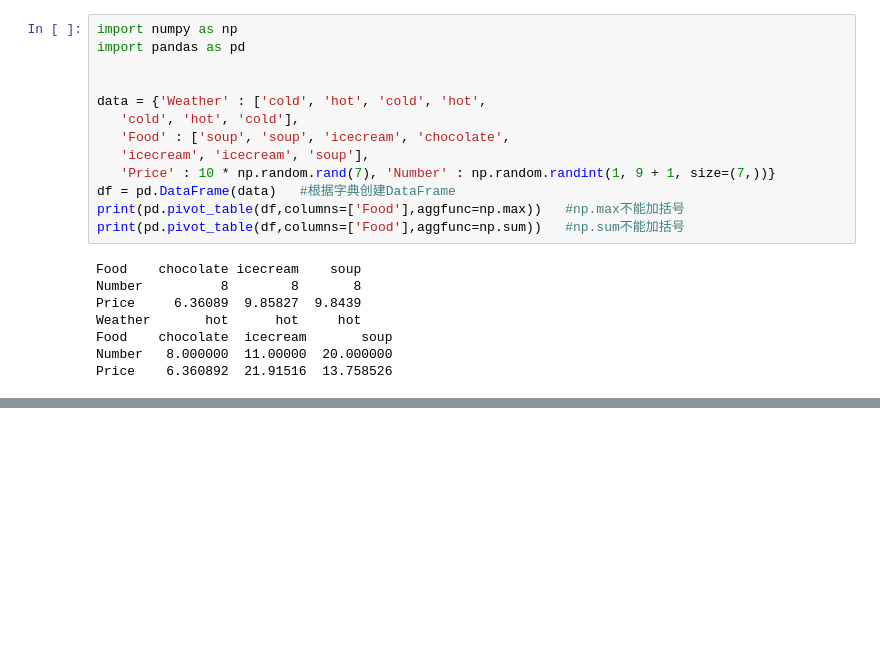
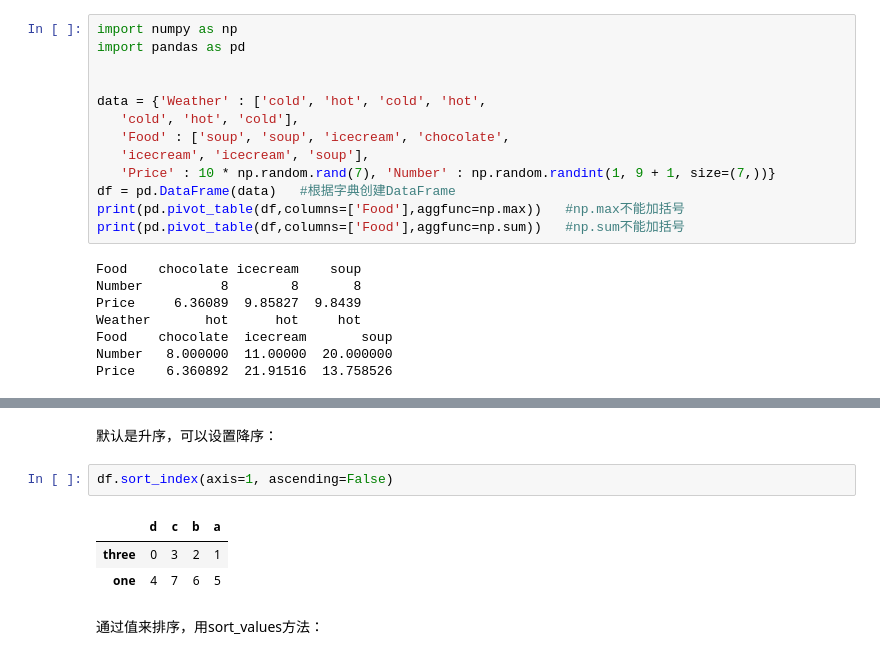
Before and after one commit to zzhhoubin/pydata, a Jupyter notebook: pandas.ipynb, the cells around one changed output, grey strips where cells are left out. Cells and saved outputs as stored; diff of their text form; blank space fills up the shorter version.

```diff
--- a/pandas.ipynb
+++ b/pandas.ipynb
@@ -375,0 +423,10 @@ Price    6.360892  21.91516  13.758526
+# %% [markdown]
+默认是升序，可以设置降序：
+# %%
+df.sort_index(axis=1, ascending=False)
+# %% [output]
+|  | d | c | b | a |
+| three | 0 | 3 | 2 | 1 |
+| one | 4 | 7 | 6 | 5 |
+# %% [markdown]
+通过值来排序，用sort_values方法：
```
Also changed, not shown: parts of 28 cells of this notebook.
